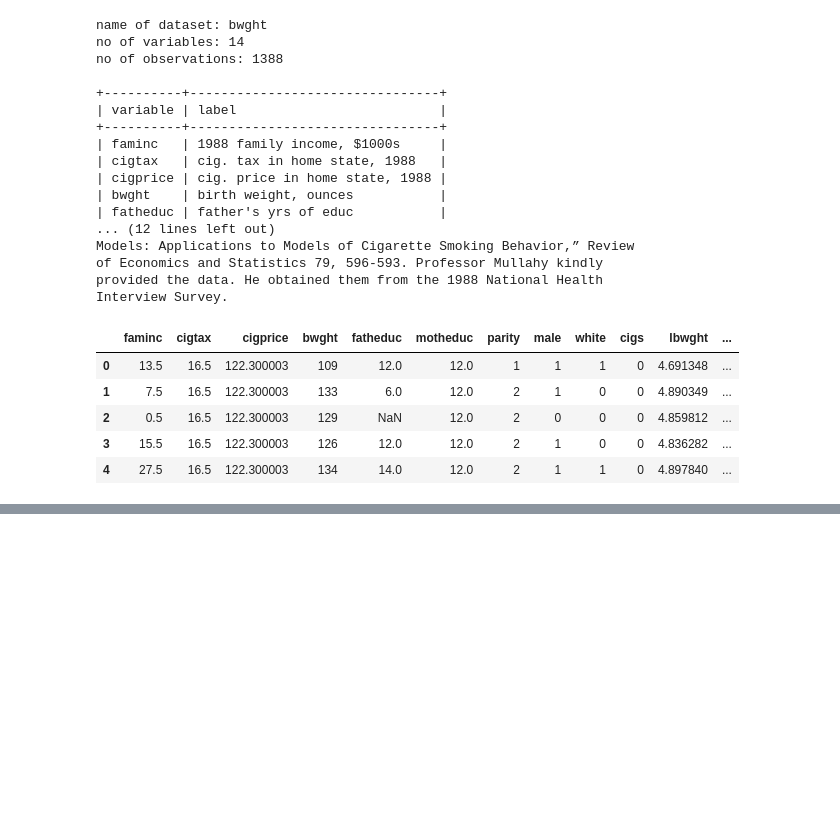
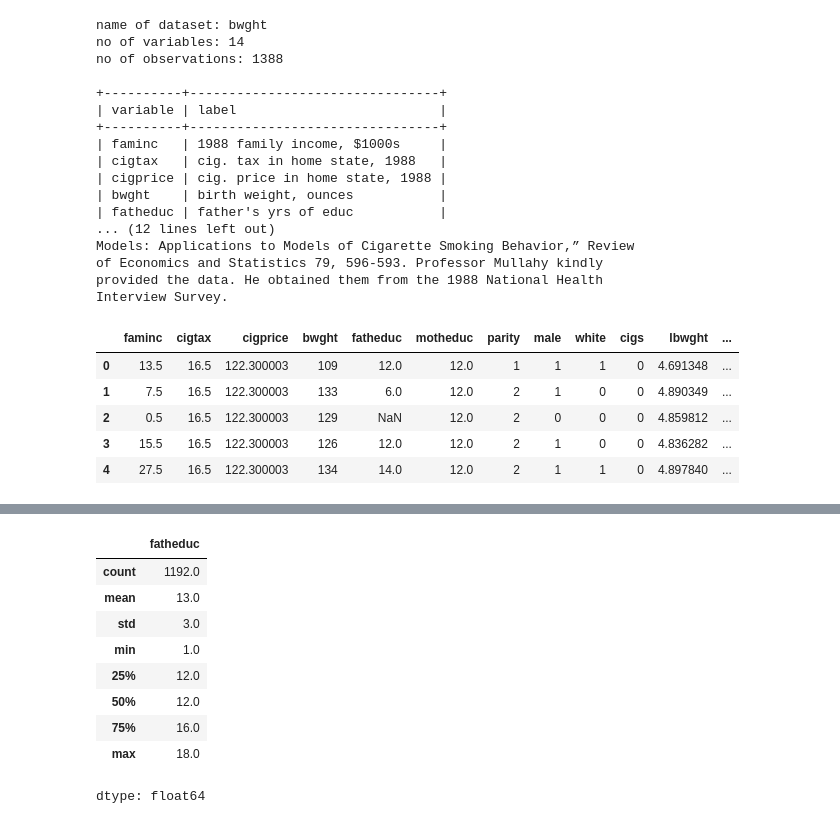
Before and after one commit to JoaoSilvaCorreia/Python, a Jupyter notebook: EconometriaWooldridge.ipynb, the cells around one changed output, grey strips where cells are left out. Cells and saved outputs as stored; diff of their text form; code cells hidden in the pictures; blank space fills up the shorter version.

```diff
--- a/EconometriaWooldridge.ipynb
+++ b/EconometriaWooldridge.ipynb
@@ -142,0 +242,14 @@ Interview Survey.
+# %%
+#3º agora sim podemos fazer a média
+round(bwght.fatheduc.describe()) #estatísticas descritivas, algo parecido com o proc means, round(,2) corresponde a 2 casas decimais
+# %% [output]
+|  | fatheduc |
+| count | 1192.0 |
+| mean | 13.0 |
+| std | 3.0 |
+| min | 1.0 |
+| 25% | 12.0 |
+| 50% | 12.0 |
+| 75% | 16.0 |
+| max | 18.0 |
+dtype: float64
```
Also changed, not shown: parts of 19 cells of this notebook.
